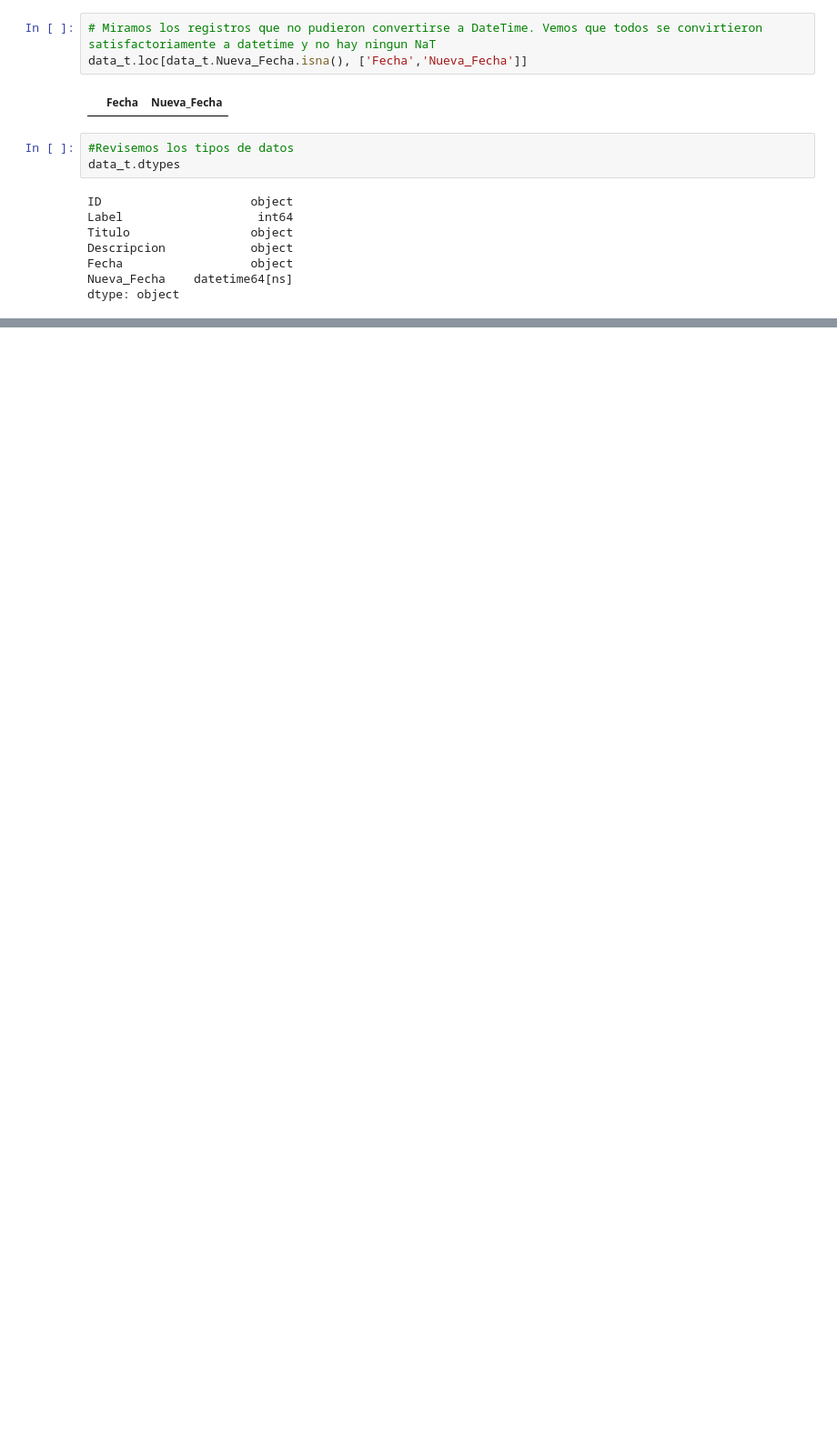
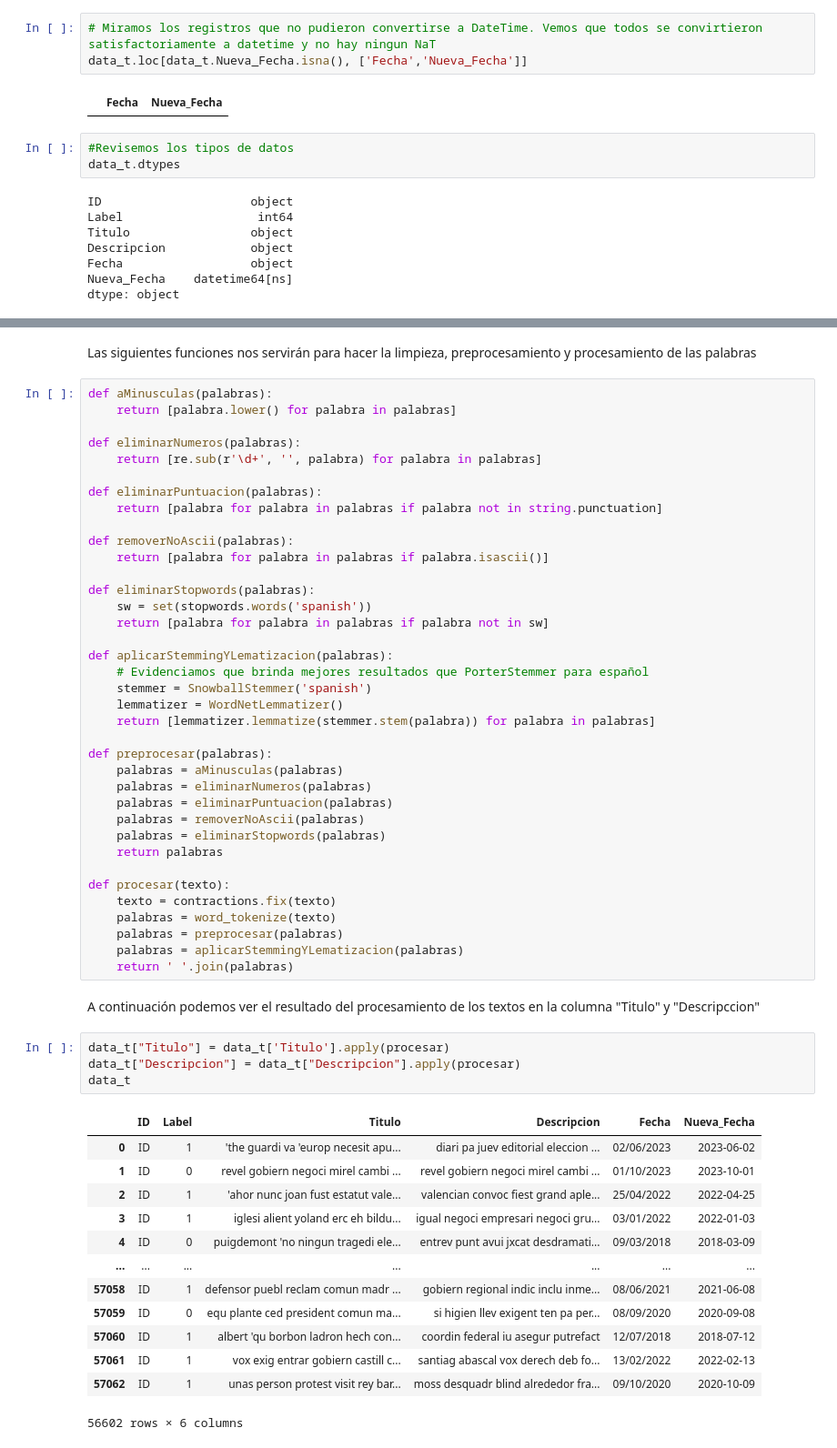
Before and after one commit to BI-202510-G24/proyect1-BI-regresion, a Jupyter notebook: proyecto1_sec4_G24.ipynb, the cells around one changed output, grey strips where cells are left out. Shown at 91% size. Drawn from its saved outputs; the diff is of its cells as text; blank space fills up the shorter version.

```diff
--- a/proyecto1_sec4_G24.ipynb
+++ b/proyecto1_sec4_G24.ipynb
@@ -334,0 +366,59 @@ dtype: object
+# %% [markdown]
+Las siguientes funciones nos servirán para hacer la limpieza, preprocesamiento y procesamiento de las palabras
+# %%
+def aMinusculas(palabras):
+    return [palabra.lower() for palabra in palabras]
+
+def eliminarNumeros(palabras):
+    return [re.sub(r'\d+', '', palabra) for palabra in palabras]
+
+def eliminarPuntuacion(palabras):
+    return [palabra for palabra in palabras if palabra not in string.punctuation]
+
+def removerNoAscii(palabras):
+    return [palabra for palabra in palabras if palabra.isascii()]
+
+def eliminarStopwords(palabras):
+    sw = set(stopwords.words('spanish'))
+    return [palabra for palabra in palabras if palabra not in sw]
+
+def aplicarStemmingYLematizacion(palabras):
+    # Evidenciamos que brinda mejores resultados que PorterStemmer para español
+    stemmer = SnowballStemmer('spanish')
+    lemmatizer = WordNetLemmatizer()
+    return [lemmatizer.lemmatize(stemmer.stem(palabra)) for palabra in palabras]
+
+def preprocesar(palabras):
+    palabras = aMinusculas(palabras)
+    palabras = eliminarNumeros(palabras)
+    palabras = eliminarPuntuacion(palabras)
+    palabras = removerNoAscii(palabras)
+    palabras = eliminarStopwords(palabras)
+    return palabras
+
+def procesar(texto):
+    texto = contractions.fix(texto)
+    palabras = word_tokenize(texto)
+    palabras = preprocesar(palabras)
+    palabras = aplicarStemmingYLematizacion(palabras)
+    return ' '.join(palabras)
+# %% [markdown]
+A continuación podemos ver el resultado del procesamiento de los textos en la columna "Titulo" y "Descripccion"
+# %%
+data_t["Titulo"] = data_t['Titulo'].apply(procesar)
+data_t["Descripcion"] = data_t["Descripcion"].apply(procesar)
+data_t
+# %% [output]
+|  | ID | Label | Titulo | Descripcion | Fecha | Nueva_Fecha |
+| 0 | ID | 1 | 'the guardi va 'europ necesit apu... | diari pa juev editorial eleccion ... | 02/06/2023 | 2023-06-02 |
+| 1 | ID | 0 | revel gobiern negoci mirel cambi ... | revel gobiern negoci mirel cambi ... | 01/10/2023 | 2023-10-01 |
+| 2 | ID | 1 | 'ahor nunc joan fust estatut vale... | valencian convoc fiest grand aple... | 25/04/2022 | 2022-04-25 |
+| 3 | ID | 1 | iglesi alient yoland erc eh bildu... | igual negoci empresari negoci gru... | 03/01/2022 | 2022-01-03 |
+| 4 | ID | 0 | puigdemont 'no ningun tragedi ele... | entrev punt avui jxcat desdramati... | 09/03/2018 | 2018-03-09 |
+| ... | ... | ... | ... | ... | ... | ... |
+| 57058 | ID | 1 | defensor puebl reclam comun madr ... | gobiern regional indic inclu inme... | 08/06/2021 | 2021-06-08 |
+| 57059 | ID | 0 | equ plante ced president comun ma... | si higien llev exigent ten pa per... | 08/09/2020 | 2020-09-08 |
+| 57060 | ID | 1 | albert 'qu borbon ladron hech con... | coordin federal iu asegur putrefact | 12/07/2018 | 2018-07-12 |
+| 57061 | ID | 1 | vox exig entrar gobiern castill c... | santiag abascal vox derech deb fo... | 13/02/2022 | 2022-02-13 |
+| 57062 | ID | 1 | unas person protest visit rey bar... | moss desquadr blind alrededor fra... | 09/10/2020 | 2020-10-09 |
+56602 rows × 6 columns
```
Also changed, not shown: parts of 18 cells of this notebook.
